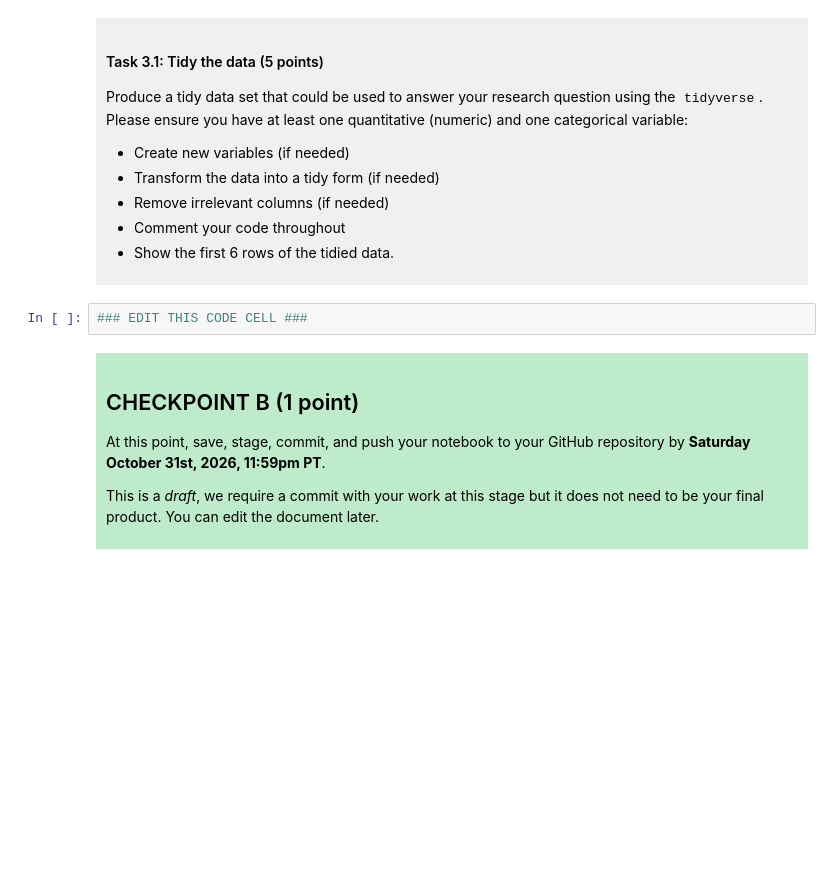
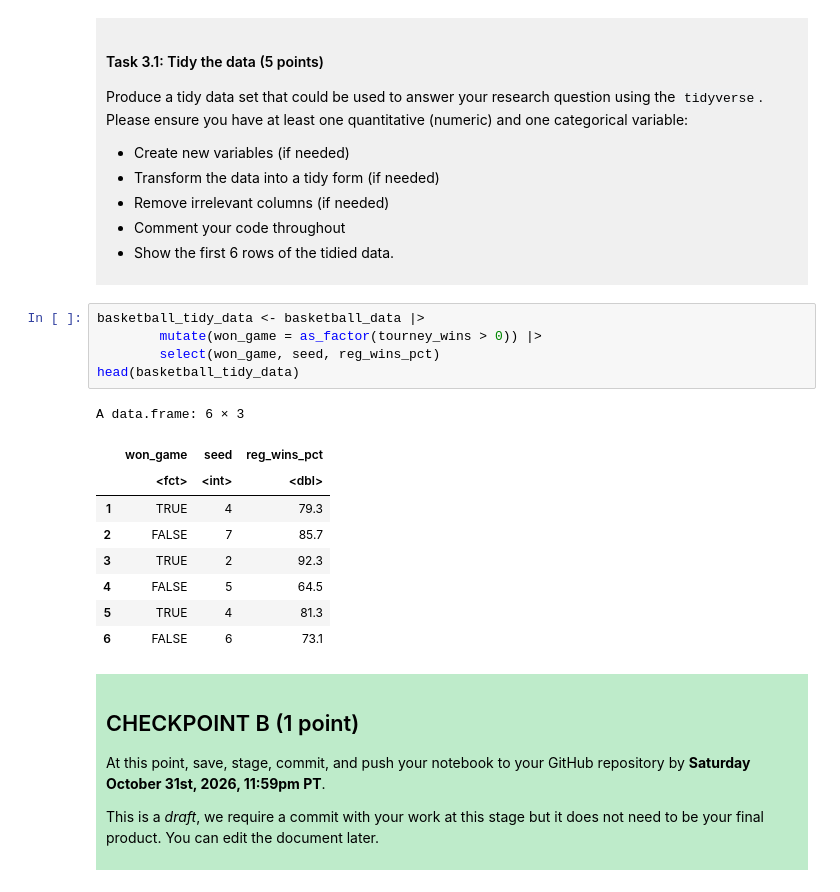
Before and after one commit to Jennyw122/dsci-100-project-jenny-wu, a Jupyter notebook: dsci-100-project-notebook.ipynb, the cells around one changed output. Cells and saved outputs as stored; diff of their text form; blank space fills up the shorter version.

```diff
--- a/dsci-100-project-notebook.ipynb
+++ b/dsci-100-project-notebook.ipynb
@@ -189,7 +213,20 @@ Produce a tidy data set that could be used to answer your research question usin
 
 </div>
 # %%
-### EDIT THIS CODE CELL ###
+basketball_tidy_data <- basketball_data |>
+        mutate(won_game = as_factor(tourney_wins > 0)) |>
+        select(won_game, seed, reg_wins_pct)
+head(basketball_tidy_data)
+# %% [output]
+A data.frame: 6 × 3
+|  | won_game | seed | reg_wins_pct |
+|  | <fct> | <int> | <dbl> |
+| 1 | TRUE | 4 | 79.3 |
+| 2 | FALSE | 7 | 85.7 |
+| 3 | TRUE | 2 | 92.3 |
+| 4 | FALSE | 5 | 64.5 |
+| 5 | TRUE | 4 | 81.3 |
+| 6 | FALSE | 6 | 73.1 |
 # %% [markdown]
 <div style="background-color: #beebca; padding: 10px;">
 
```
Also changed, not shown: parts of 3 cells of this notebook.
